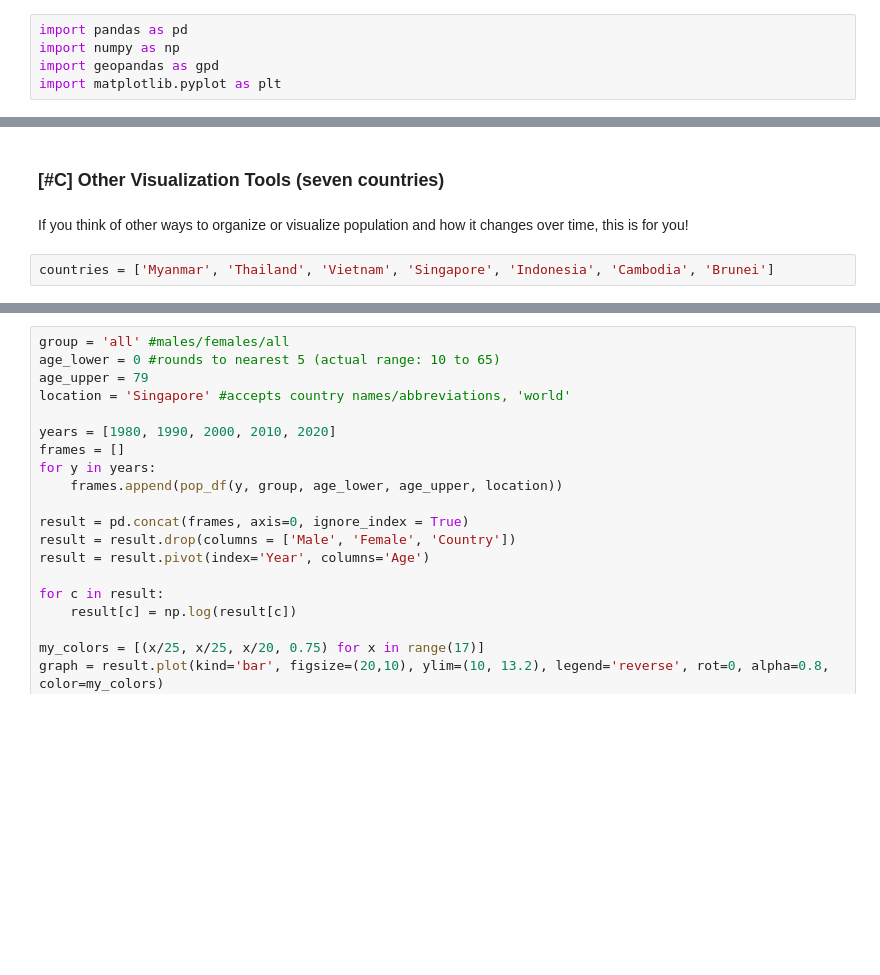
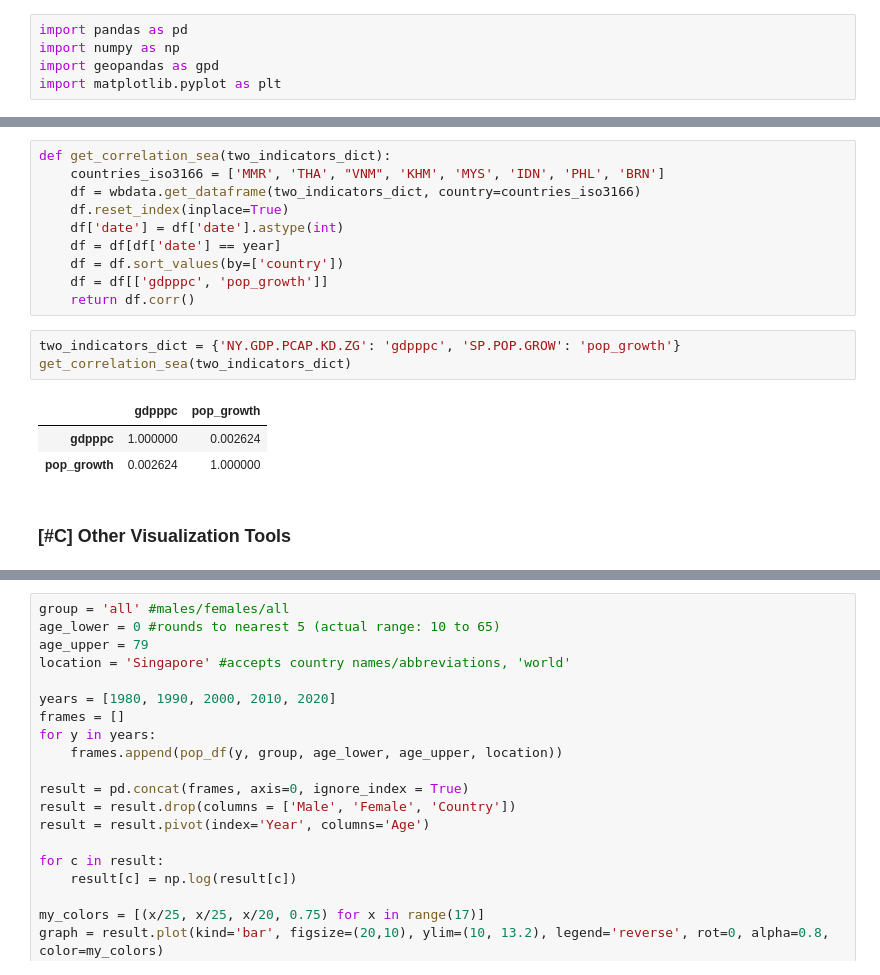
Before and after one commit to jasminlee/EEP-153-Mahalanobis-project-1, a Jupyter notebook: project1_final01.ipynb, the cells around one changed output, grey strips where cells are left out. Drawn from its saved outputs; the diff is of its cells as text; blank space fills up the shorter version.

```diff
--- a/project1_final01.ipynb
+++ b/project1_final01.ipynb
@@ -355,8 +400,19 @@ for idx, row in merged.iterrows():
+# %%
+def get_correlation_sea(two_indicators_dict):
+    countries_iso3166 = ['MMR', 'THA', "VNM", 'KHM', 'MYS', 'IDN', 'PHL', 'BRN']
+    df = wbdata.get_dataframe(two_indicators_dict, country=countries_iso3166)
+    df.reset_index(inplace=True)
+    df['date'] = df['date'].astype(int)
+    df = df[df['date'] == year]
+    df = df.sort_values(by=['country'])
+    df = df[['gdpppc', 'pop_growth']]
+    return df.corr()
+# %%
+two_indicators_dict = {'NY.GDP.PCAP.KD.ZG': 'gdpppc', 'SP.POP.GROW': 'pop_growth'}
+get_correlation_sea(two_indicators_dict)
+# %% [output]
+|  | gdpppc | pop_growth |
+| gdpppc | 1.000000 | 0.002624 |
+| pop_growth | 0.002624 | 1.000000 |
 # %% [markdown]
-### [#C] Other Visualization Tools (seven countries)
+### [#C] Other Visualization Tools
-# %% [markdown]
-If you think of other ways to organize
-or visualize population and how it
-changes over time, this is for you!
-# %%
-countries = ['Myanmar', 'Thailand', 'Vietnam', 'Singapore', 'Indonesia', 'Cambodia', 'Brunei']
```
Also changed, not shown: parts of 21 cells of this notebook.
